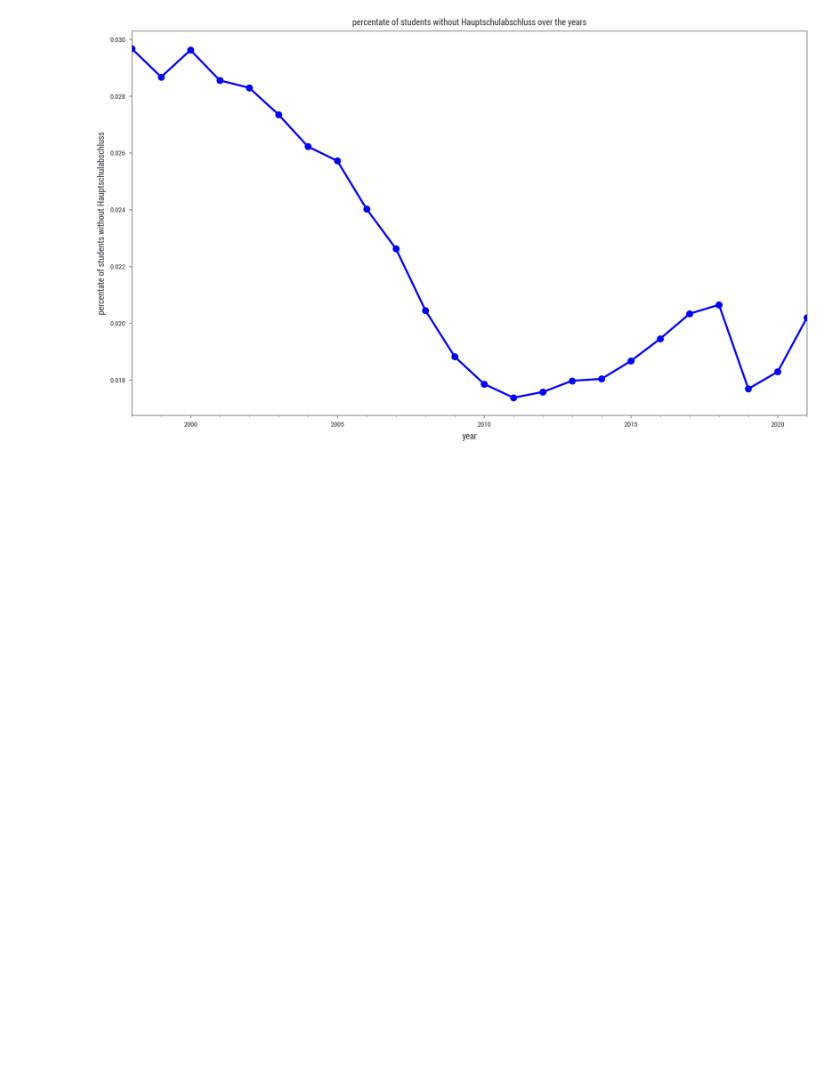
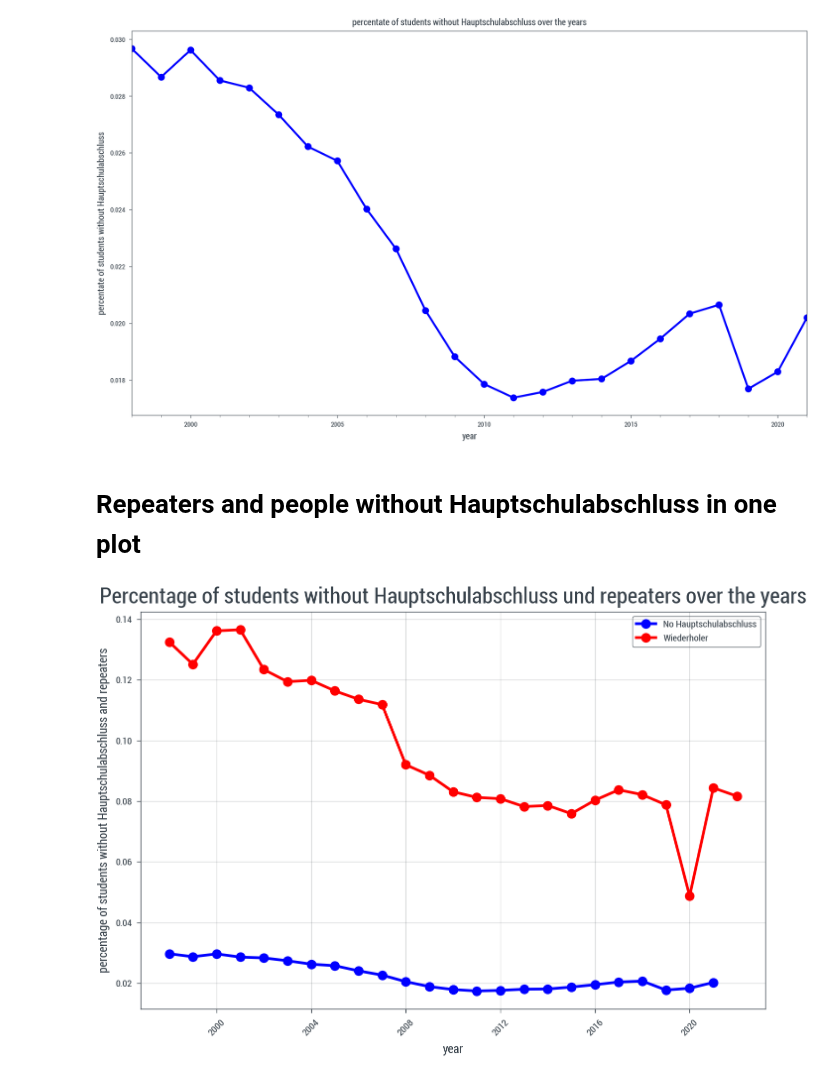
Before and after one commit to KarylReyne/DataLiteracyWS23, a Jupyter notebook: exp/JS-005-Graduates.ipynb, the cells around one changed output. Cells and saved outputs as stored; diff of their text form; code cells hidden in the pictures; blank space fills up the shorter version.

Commit message:
Fixed Merge Problem

```diff
--- a/exp/JS-005-Graduates.ipynb
+++ b/exp/JS-005-Graduates.ipynb
@@ -4,7 +4,7 @@ import pandas as pd
 
 
 loader = Loader()
-df_melted = loader.load('graduates')
+df_melted = loader.load('no_hauptschulabschluss')
 df_melted['year'] = pd.to_datetime(df_melted['year'], format='%Y')
 df_melted['total'] = pd.to_numeric(df_melted['total'], errors='coerce')
 total_students_by_year = df_melted.groupby('year')['total'].sum()
@@ -14,6 +14,7 @@ children_state = children_state.rename(columns={'Year': 'year'})
 children_state['year'] = pd.to_datetime(children_state['year'], format='%Y')
 child_amount_per_year = children_state.groupby('year')['Value'].sum()
 
-merged_df = pd.merge(total_students_by_year, child_amount_per_year, on='year')
-merged_df['relative'] = merged_df['total']/merged_df['Value']
+df_no_hauptschulabschluss = pd.merge(total_students_by_year, child_amount_per_year, on='year')
+df_no_hauptschulabschluss['relative'] = df_no_hauptschulabschluss['total']/df_no_hauptschulabschluss['Value']
+df_no_hauptschulabschluss
 # %% [output]
@@ -30,3 +48,52 @@ plt.ylabel('percentate of students without Hauptschulabschluss')
 plt.show()
 # %% [output]
 [figure]
+# %% [markdown]
+# Repeaters and people without Hauptschulabschluss in one plot
+# %%
+from school_analysis.preprocessing.load import Loader
+import pandas as pd
+
+
+loader = Loader()
+melted_df = loader.load('number_of_repeaters')
+
+
+melted_df['year'] = pd.to_datetime(melted_df['year'], format='%Y')
+melted_df['total'] = pd.to_numeric(melted_df['total'], errors='coerce')
+total_over_years = melted_df.groupby('year')['total'].sum()
+
+children_state = loader.load('school-children-by-state')
+children_state = children_state.rename(columns={'Year': 'year'})
+children_state['year'] = pd.to_datetime(children_state['year'], format='%Y')
+child_amount_per_year = children_state.groupby('year')['Value'].sum()
+
+df_repeaters = pd.merge(total_over_years, child_amount_per_year, on='year')
+df_repeaters['relative'] = df_repeaters['total']/df_repeaters['Value']
+
+
+
+import matplotlib.pyplot as plt
+
+fig, ax = plt.subplots(figsize=(7, 5))
+
+ax.plot(df_no_hauptschulabschluss.index, df_no_hauptschulabschluss['relative'],
+        marker='o', color='blue', linewidth=2, label='No Hauptschulabschluss')
+
+ax.plot(df_repeaters.index, df_repeaters['relative'],
+        marker='o', color='red', linewidth=2, label='Wiederholer')
+
+ax.set_title('Percentage of students without Hauptschulabschluss und repeaters over the years', fontsize=13)
+ax.set_xlabel('year')
+ax.set_ylabel('percentage of students without Hauptschulabschluss and repeaters')
+
+ax.legend()
+
+ax.grid(True)
+plt.xticks(rotation=45)
+plt.tight_layout()
+
+# Anzeigen des Plots
+plt.show()
+# %% [output]
+[figure, added]
```
Also changed, not shown: parts of 2 cells of this notebook, 8 other files.
